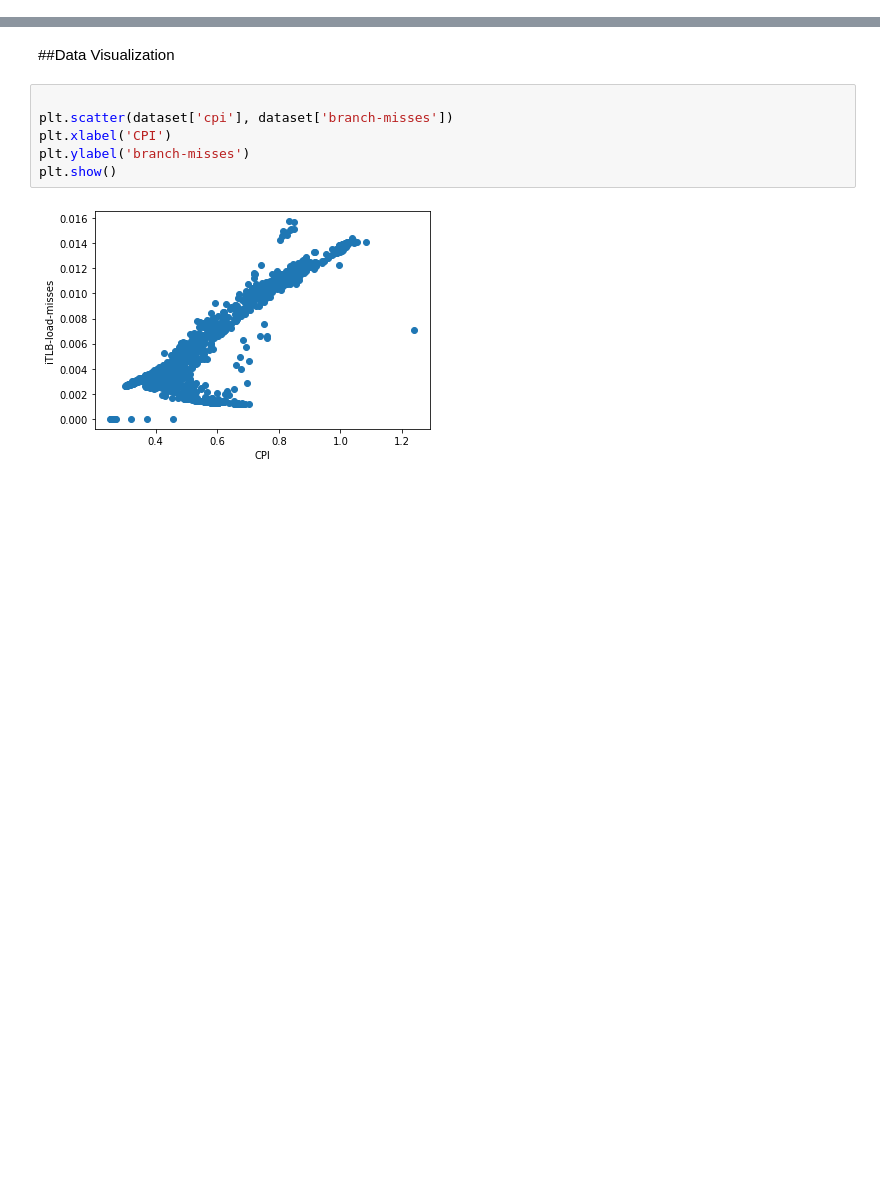
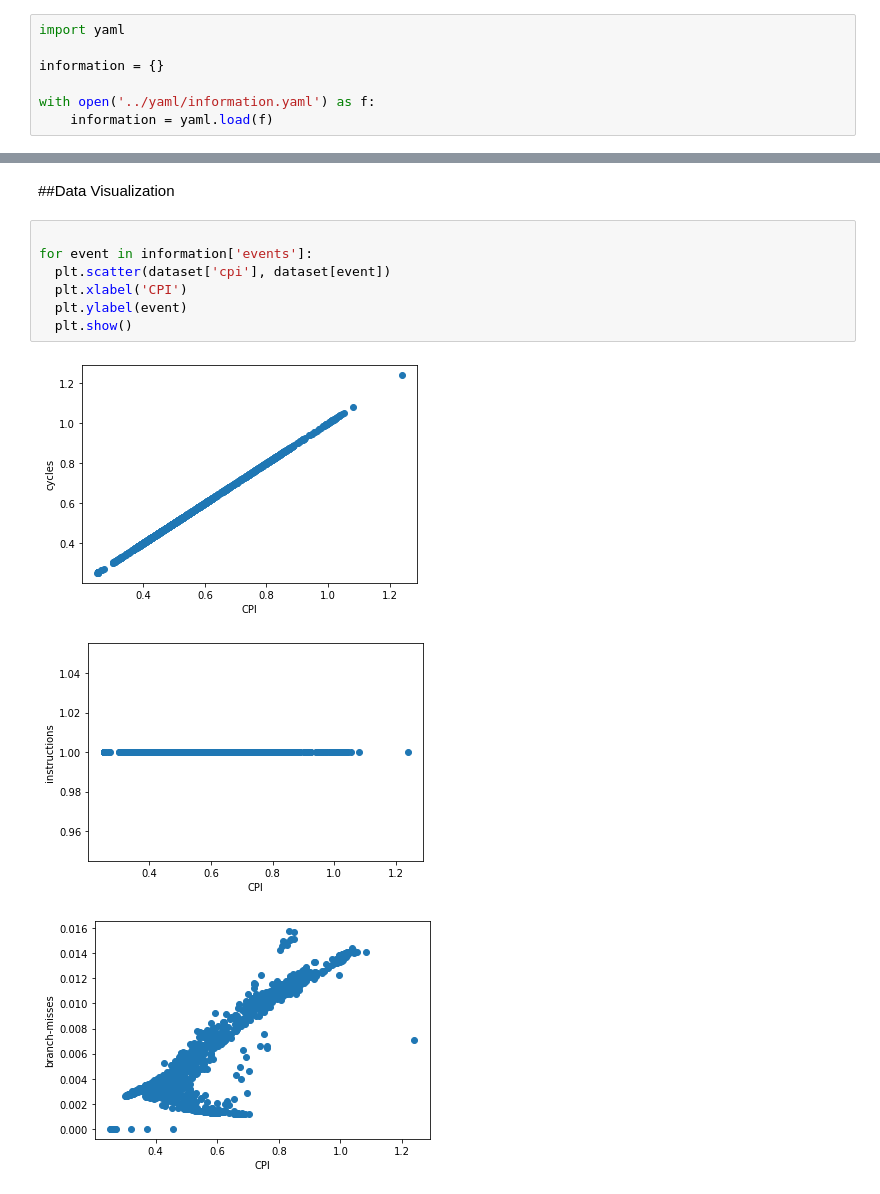
Before and after one commit to amansac/cpi-stack-prediction, a Jupyter notebook: code/Preprocess.ipynb, the cells around one changed output, grey strips where cells are left out. Drawn from its saved outputs; the diff is of its cells as text; blank space fills up the shorter version.

```diff
--- a/code/Preprocess.ipynb
+++ b/code/Preprocess.ipynb
@@ -12,3 +14,10 @@ import matplotlib.pyplot as plt
+# %%
+import yaml
+
+information = {}
+
+with open('../yaml/information.yaml') as f:
+    information = yaml.load(f)
 # %% [markdown]
 ##File Read
 # %%
@@ -134,9 +158,12 @@ dataset.head()
 ##Data Visualization
 # %%
 
-plt.scatter(dataset['cpi'], dataset['branch-misses'])
-plt.xlabel('CPI')
-plt.ylabel('branch-misses')
-plt.show()
+for event in information['events']:
+  plt.scatter(dataset['cpi'], dataset[event])
+  plt.xlabel('CPI')
+  plt.ylabel(event)
+  plt.show()
 # %% [output]
-[figure, old version]
+[figure, new version]
+[figure, added]
+[figure, added]
```
Also changed, not shown: parts of 5 cells of this notebook, 4 other files.
